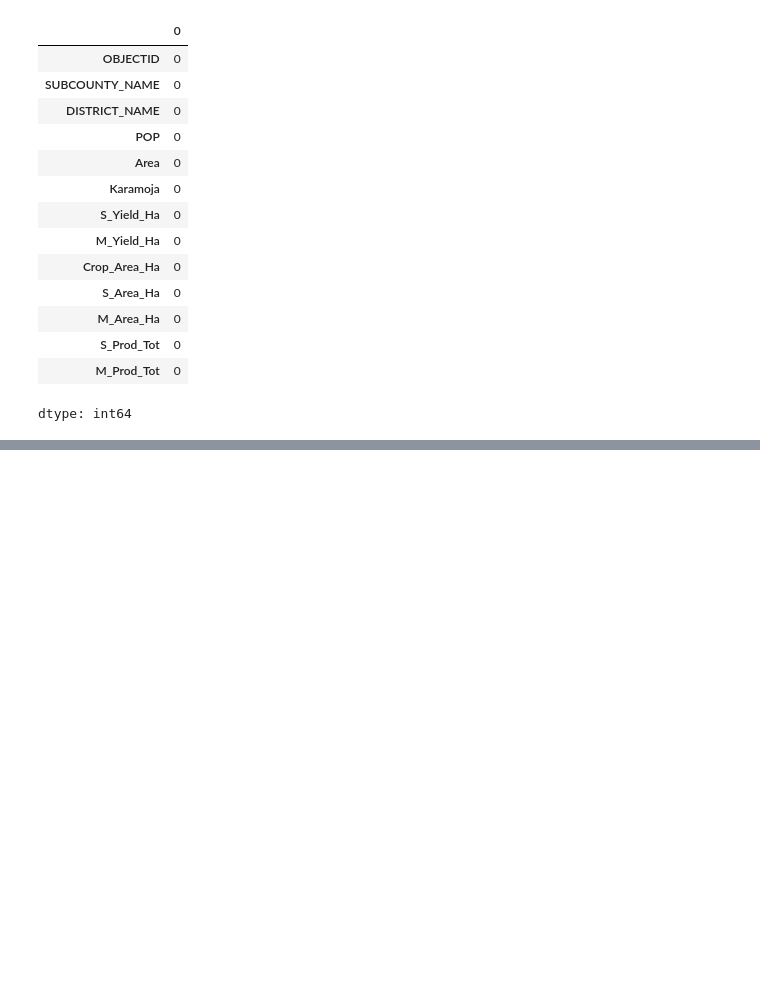
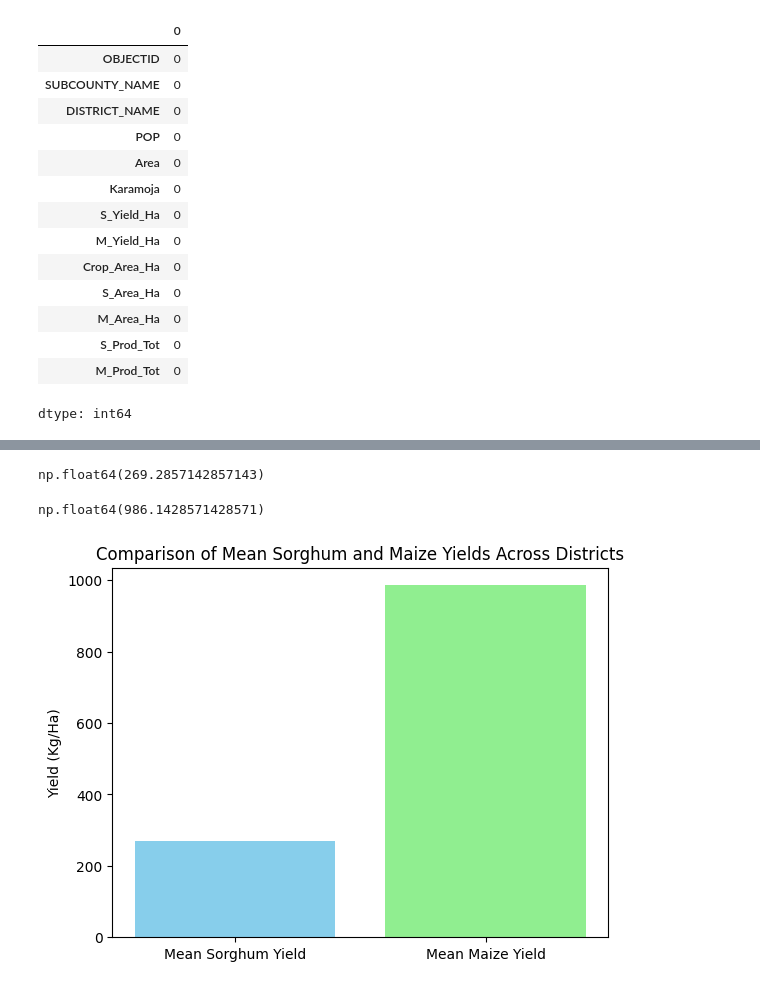
Before and after one commit to keith-keyah/Group_2_project, a Jupyter notebook: Group_2_Project.ipynb, the cells around one changed output, grey strips where cells are left out. Saved outputs shown, nothing was run; the diff lists cells and outputs as text; code cells hidden in the pictures; blank space fills up the shorter version.

```diff
--- a/Group_2_Project.ipynb
+++ b/Group_2_Project.ipynb
@@ -131,3 +131,7 @@ subcounty_crop_yield.isna().sum()
 | S_Prod_Tot | 0 |
 | M_Prod_Tot | 0 |
 dtype: int64
+# %%
+# Renaming the district columns under a common name to enable data blending
+district_crop_yield = district_crop_yield.rename(columns={'NAME':'DISTRICT_NAME'})
+print(district_crop_yield)
@@ -133,0 +158,23 @@ dtype: int64
+# %%
+# average sorghum yield per district
+mean_S_Yield_dist = district_crop_yield['S_Yield_Ha'].mean()
+mean_S_Yield_dist
+# %% [output]
+np.float64(269.2857142857143)
+# %%
+#average maize yield per district
+mean_M_Yield_dist = district_crop_yield['M_Yield_Ha'].mean()
+mean_M_Yield_dist
+# %% [output]
+np.float64(986.1428571428571)
+# %%
+# Create a bar chart to compare mean maize and sorghum yields for district yield
+labels = ['Mean Sorghum Yield', 'Mean Maize Yield']
+means = [mean_S_Yield_dist, mean_M_Yield_dist]
+
+plt.bar(labels, means, color=['skyblue', 'lightgreen'])
+plt.ylabel('Yield (Kg/Ha)')
+plt.title('Comparison of Mean Sorghum and Maize Yields Across Districts')
+plt.show()
+# %% [output]
+[figure, added]
```
Also changed, not shown: parts of 17 cells of this notebook.
